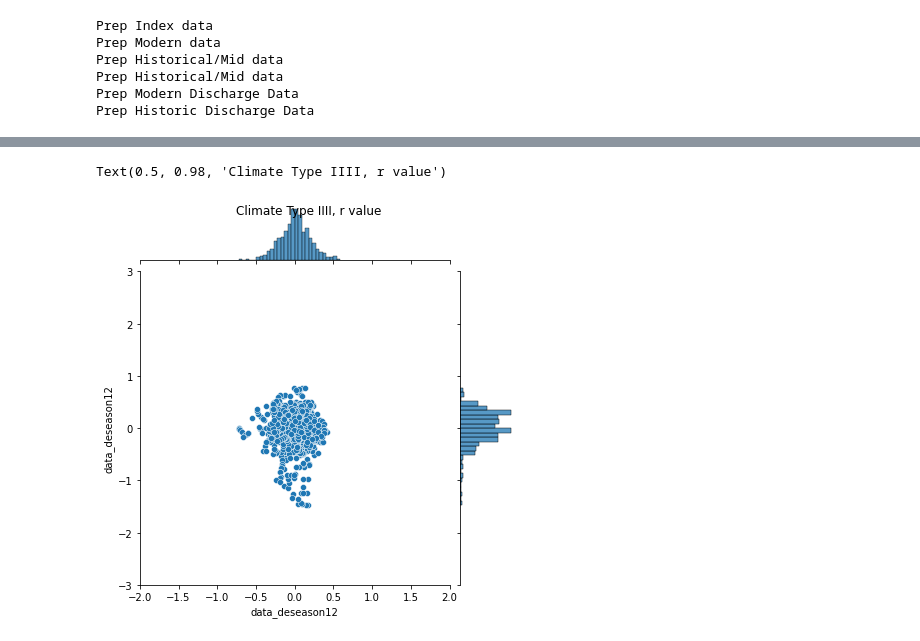
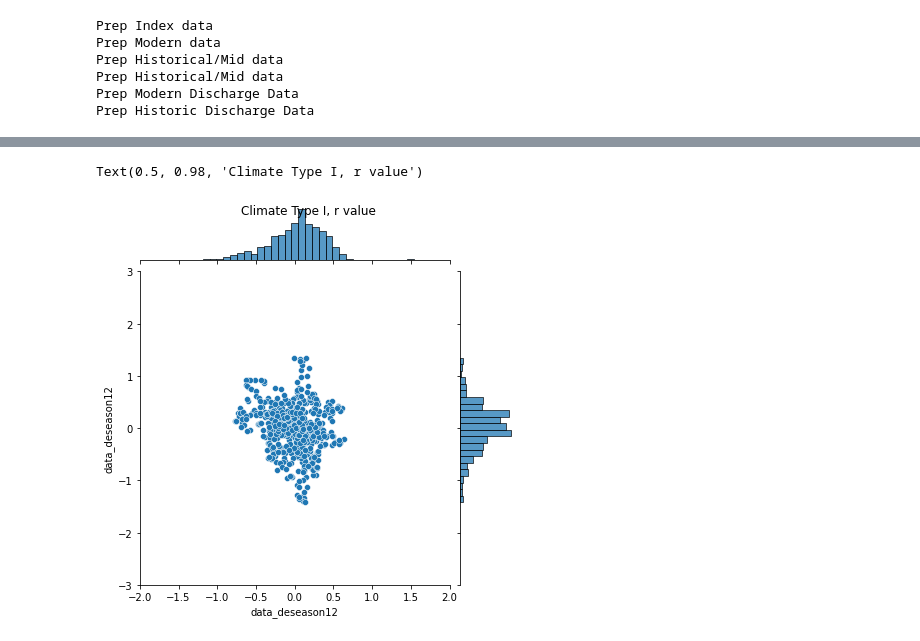
Before and after one commit to nsekhon91/discharge, a Jupyter notebook: ENSO.ipynb, the cells around one changed output, grey strips where cells are left out. Cells and saved outputs as stored; diff of their text form; code cells hidden in the pictures.

Commit message:
cleaned main code

```diff
--- a/ENSO.ipynb
+++ b/ENSO.ipynb
@@ -292,8 +334,8 @@ The PostScript backend does not support transparency; partially transparent arti
 # %%
-# Correlation plots with r value of river and rainfall data for the same climate type
-p =sns.jointplot(x=df_clean_clim_rain_I['data_deseason12'],y=df_clean_clim_dis_I['data_deseason12'],xlim=[-2,2], ylim=[-3,3])
-p.fig.suptitle(f'Climate Type IIII, r value')
-#plt.savefig(f'../discharge/Data/Images/Dec17/climIIII.eps', dpi=400)
+# Correlation plots of river and rainfall data for the same climate type
+p =sns.jointplot(x=df_clean_clim_rain_II['data_deseason12'],y=df_clean_clim_dis_II['data_deseason12'],xlim=[-2,2], ylim=[-3,3])
+p.fig.suptitle(f'Climate Type I, r value')
+#plt.savefig(f'{figures_folder}/climI.eps', dpi=400)
 # %% [output]
-Text(0.5, 0.98, 'Climate Type IIII, r value')
+Text(0.5, 0.98, 'Climate Type I, r value')
-[figure, old version]
+[figure, new version]
```
Also changed, not shown: parts of 7 cells of this notebook, 1 other file.
